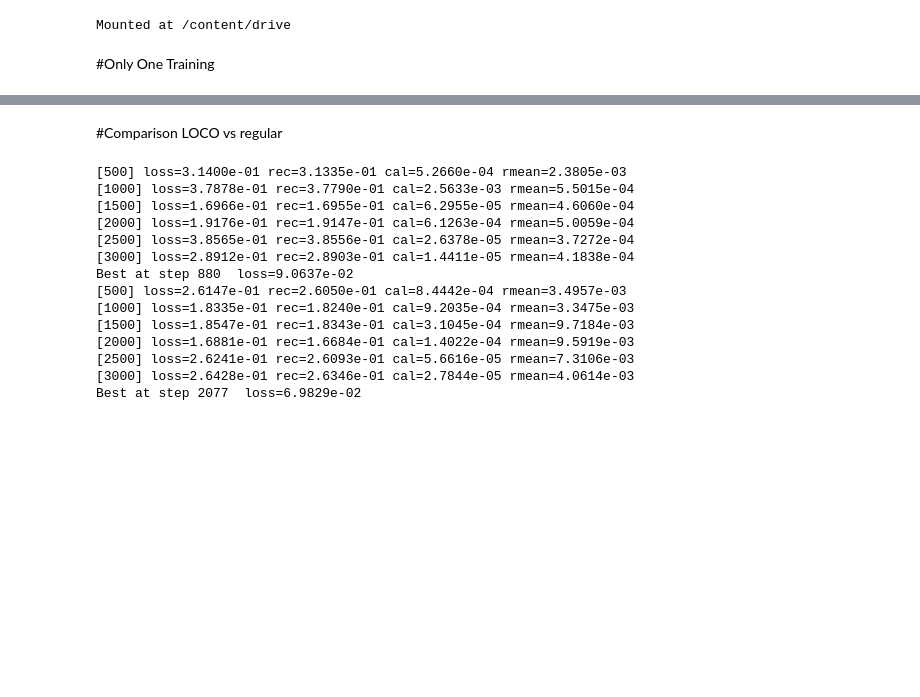
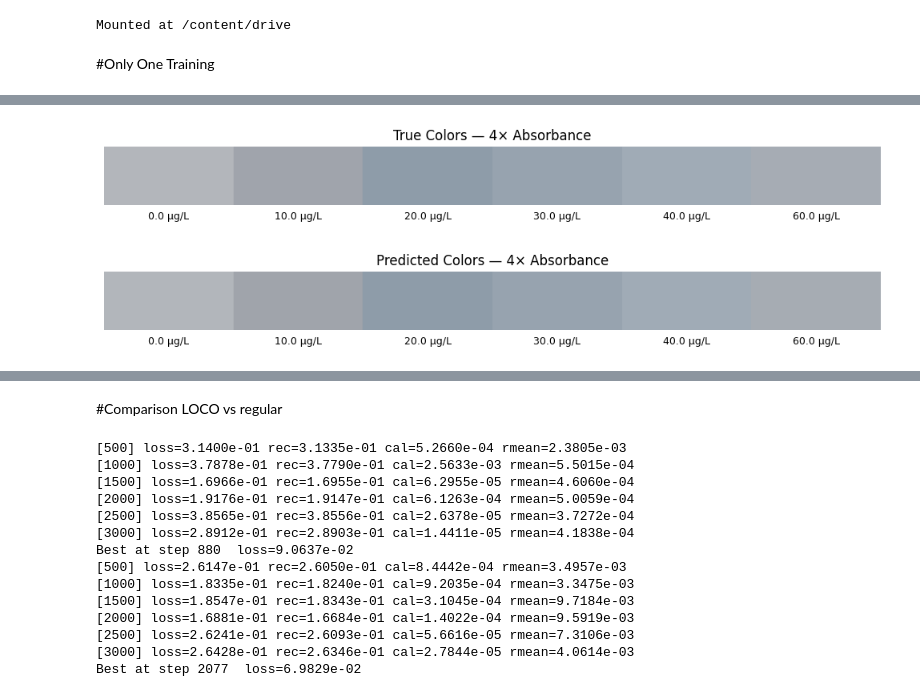
Before and after one commit to sushirito/ArsenicFR, a Jupyter notebook: ArsenicAutoencoder.ipynb, the cells around one changed output, grey strips where cells are left out. Drawn from its saved outputs; the diff is of its cells as text; code cells hidden in the pictures; blank space fills up the shorter version.

```diff
--- a/ArsenicAutoencoder.ipynb
+++ b/ArsenicAutoencoder.ipynb
@@ -291,0 +186,68 @@ Saved predicted spectra to /content/drive/MyDrive/ArsenicSTS/mr_predicted_spectr
+# %%
+import pandas as pd
+import numpy as np
+import matplotlib.pyplot as plt
+from colour import SpectralDistribution, sd_to_XYZ, XYZ_to_sRGB
+from colour import MSDS_CMFS, SDS_ILLUMINANTS
+
+# Load the predictions CSV
+df = pd.read_csv("/content/drive/MyDrive/ArsenicSTS/uvvis_predictions_raw.csv")
+
+# Restrict to visible spectrum
+df_vis = df[(df["Wavelength"] >= 380) & (df["Wavelength"] <= 780)]
+wvl = df_vis["Wavelength"].unique()
+
+# CIE setup
+cmfs       = MSDS_CMFS['CIE 1931 2 Degree Standard Observer']
+illuminant = SDS_ILLUMINANTS['D65']
+
+unique_concs = sorted(df_vis["Concentration"].unique())
+true_colors, pred_colors, labels = [], [], []
+
+for conc in unique_concs:
+    subset = df_vis[df_vis["Concentration"] == conc]
+
+    # True absorbance → transmittance
+    A_true = subset["Absorbance_True"].values
+    T_true = 10 ** (-4 * A_true)
+    sd_true = SpectralDistribution(dict(zip(wvl, T_true)))
+    XYZ_true = sd_to_XYZ(sd_true, cmfs, illuminant) / 100
+    rgb_true = np.clip(XYZ_to_sRGB(XYZ_true), 0, 1)
+    true_colors.append(rgb_true)
+
+    # Pred absorbance → transmittance
+    A_pred = subset["Absorbance_Pred"].values
+    T_pred = 10 ** (-4 * A_pred)
+    sd_pred = SpectralDistribution(dict(zip(wvl, T_pred)))
+    XYZ_pred = sd_to_XYZ(sd_pred, cmfs, illuminant) / 100
+    rgb_pred = np.clip(XYZ_to_sRGB(XYZ_pred), 0, 1)
+    pred_colors.append(rgb_pred)
+
+    labels.append(f"{conc} µg/L")
+
+# --- Plot 1: True Colors ---
+fig, ax = plt.subplots(figsize=(10, 1.5))
+for i, c in enumerate(true_colors):
+    ax.add_patch(plt.Rectangle((i, 0), 1, 1, color=c))
+    ax.text(i + 0.5, -0.1, labels[i], ha="center", va="top", fontsize=9)
+ax.set_xlim(0, len(labels))
+ax.set_ylim(0, 1)
+ax.axis("off")
+plt.title("True Colors — 4× Absorbance")
+plt.tight_layout()
+plt.show()
+
+# --- Plot 2: Predicted Colors ---
+fig, ax = plt.subplots(figsize=(10, 1.5))
+for i, c in enumerate(pred_colors):
+    ax.add_patch(plt.Rectangle((i, 0), 1, 1, color=c))
+    ax.text(i + 0.5, -0.1, labels[i], ha="center", va="top", fontsize=9)
+ax.set_xlim(0, len(labels))
+ax.set_ylim(0, 1)
+ax.axis("off")
+plt.title("Predicted Colors — 4× Absorbance")
+plt.tight_layout()
+plt.show()
+# %% [output]
+[figure, added]
+[figure, added]
```
Also changed, not shown: parts of 6 cells of this notebook.
